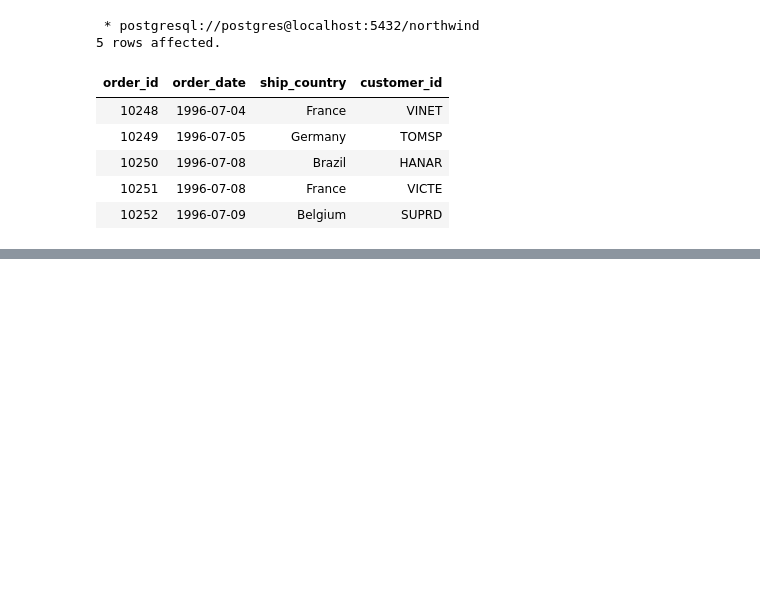
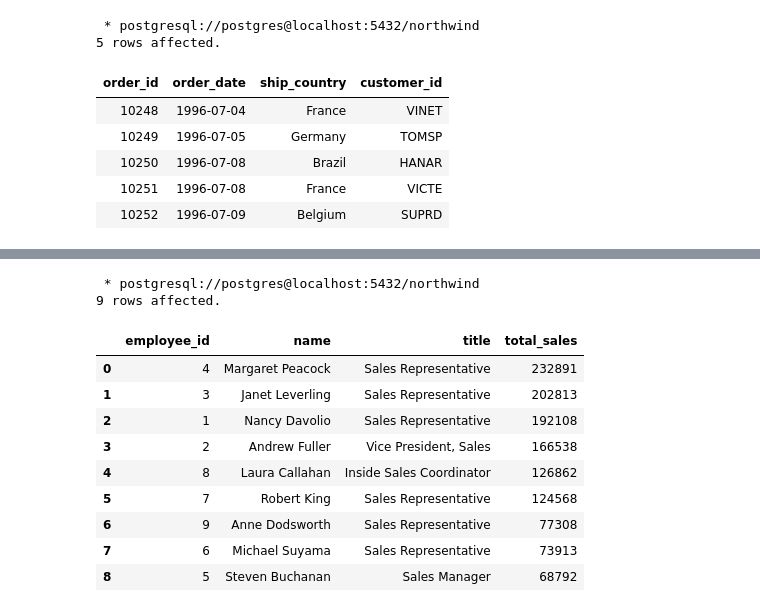
Before and after one commit to moscmh/NorthWind, a Jupyter notebook: northwind.ipynb, the cells around one changed output, grey strips where cells are left out. Drawn from its saved outputs; the diff is of its cells as text; code cells hidden in the pictures; blank space fills up the shorter version.

```diff
--- a/northwind.ipynb
+++ b/northwind.ipynb
@@ -48,0 +98,28 @@ LIMIT 5
+# %%
+query = """
+SELECT
+    E.employee_id, E.first_name || ' ' || E.last_name AS name, E.title,
+    ROUND( SUM(OD.unit_price * OD.quantity * (1-OD.discount))::numeric, 0) AS total_sales
+FROM
+    employees E
+INNER JOIN orders O ON E.employee_id = O.employee_id
+INNER JOIN order_details OD ON O.order_id = OD.order_id
+GROUP BY E.employee_id
+ORDER BY total_sales DESC
+"""
+result = %sql $query
+employee_sales = pd.DataFrame(result)
+employee_sales
+# %% [output]
+ * postgresql://postgres@localhost:5432/northwind
+9 rows affected.
+|  | employee_id | name | title | total_sales |
+| 0 | 4 | Margaret Peacock | Sales Representative | 232891 |
+| 1 | 3 | Janet Leverling | Sales Representative | 202813 |
+| 2 | 1 | Nancy Davolio | Sales Representative | 192108 |
+| 3 | 2 | Andrew Fuller | Vice President, Sales | 166538 |
+| 4 | 8 | Laura Callahan | Inside Sales Coordinator | 126862 |
+| 5 | 7 | Robert King | Sales Representative | 124568 |
+| 6 | 9 | Anne Dodsworth | Sales Representative | 77308 |
+| 7 | 6 | Michael Suyama | Sales Representative | 73913 |
+| 8 | 5 | Steven Buchanan | Sales Manager | 68792 |
```
Also changed, not shown: parts of 12 cells of this notebook.
